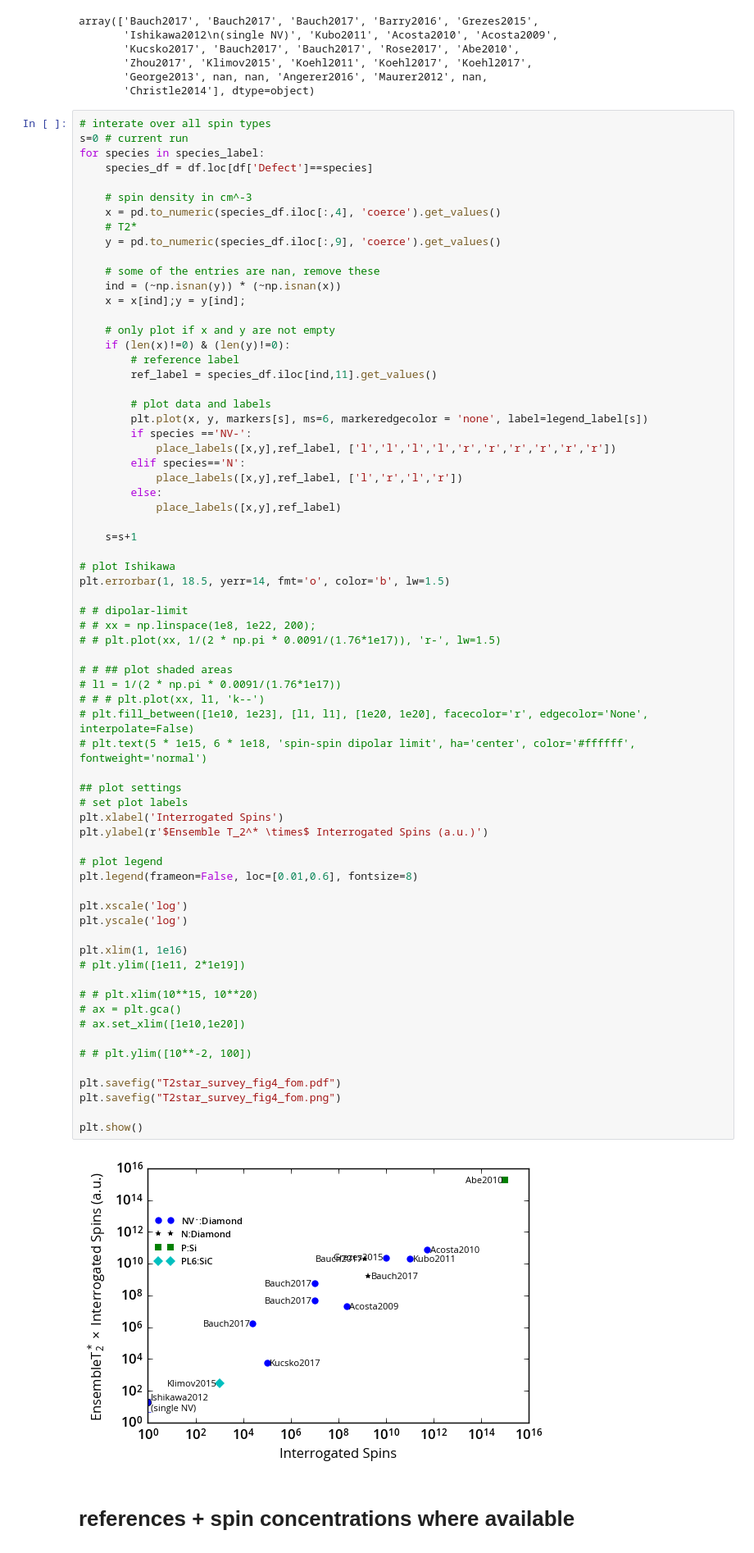
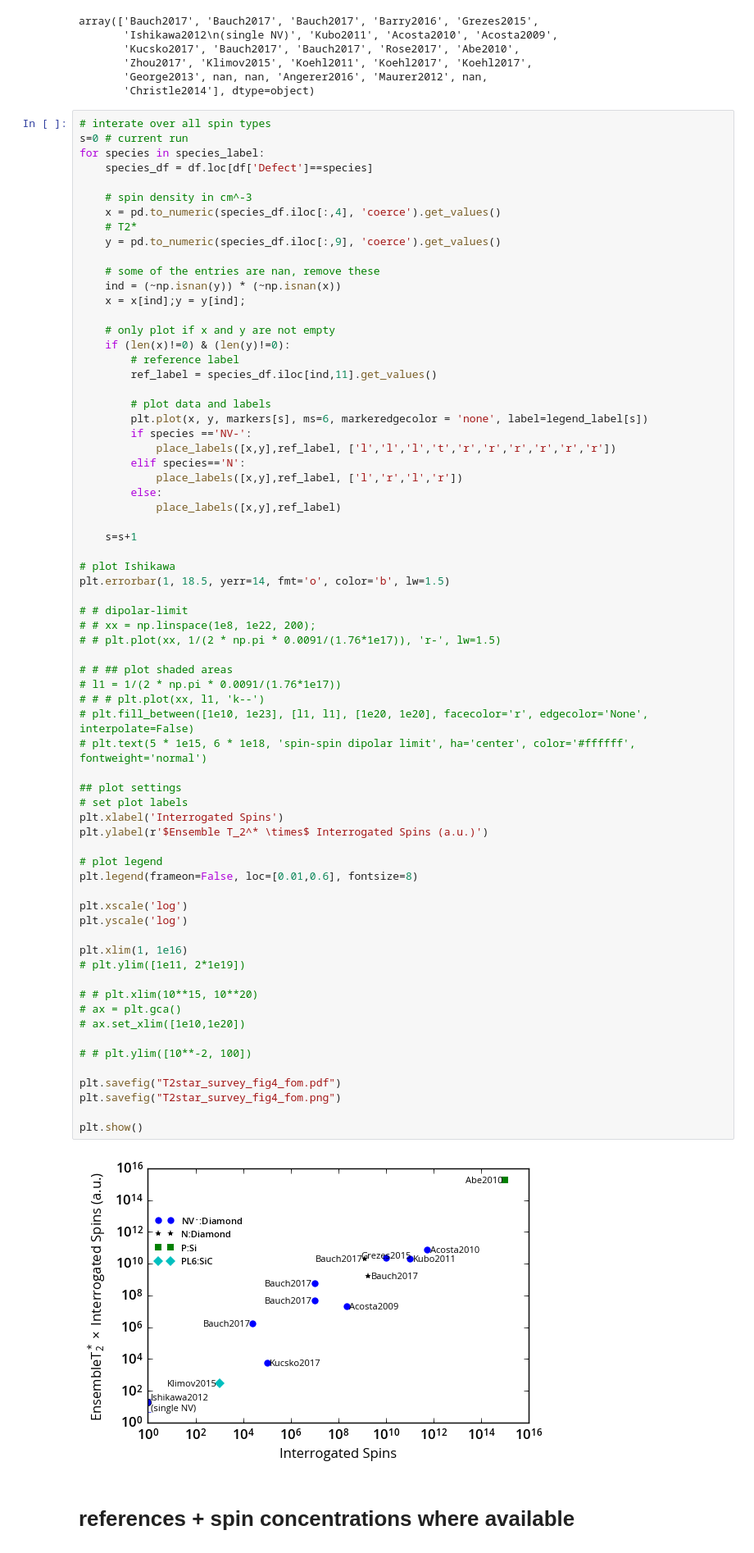
Before and after one commit to ebauch/NV_data, a Jupyter notebook: T2star_survey.ipynb, the cells around one changed output. Shown: that part at 82% size. Saved outputs shown, nothing was run; the diff lists cells and outputs as text.

Commit message:
added / updated FOM plots

```diff
--- a/T2star_survey.ipynb
+++ b/T2star_survey.ipynb
@@ -653,7 +653,7 @@ for species in species_label:
         # plot data and labels
         plt.plot(x, y, markers[s], ms=6, markeredgecolor = 'none', label=legend_label[s])
         if species =='NV-':
-            place_labels([x,y],ref_label, ['l','l','l','l','r','r','r','r','r','r'])
+            place_labels([x,y],ref_label, ['l','l','l','t','r','r','r','r','r','r'])
         elif species=='N':
             place_labels([x,y],ref_label, ['l','r','l','r'])
         else:
@@ -672,34 +672,34 @@ plt.errorbar(1, 18.5, yerr=14, fmt='o', color='b', lw=1.5)
 # l1 = 1/(2 * np.pi * 0.0091/(1.76*1e17))
 # # # plt.plot(xx, l1, 'k--')
 # plt.fill_between([1e10, 1e23], [l1, l1], [1e20, 1e20], facecolor='r', edgecolor='None', interpolate=False)
 # plt.text(5 * 1e15, 6 * 1e18, 'spin-spin dipolar limit', ha='center', color='#ffffff', fontweight='normal')
 
 ## plot settings
 # set plot labels
 plt.xlabel('Interrogated Spins')
 plt.ylabel(r'$Ensemble T_2^* \times$ Interrogated Spins (a.u.)')
 
 # plot legend
 plt.legend(frameon=False, loc=[0.01,0.6], fontsize=8)
 
 plt.xscale('log')
 plt.yscale('log')
 
 plt.xlim(1, 1e16)
 # plt.ylim([1e11, 2*1e19])
 
 # # plt.xlim(10**15, 10**20)
 # ax = plt.gca()
 # ax.set_xlim([1e10,1e20])
 
 # # plt.ylim([10**-2, 100])
 
 plt.savefig("T2star_survey_fig4_fom.pdf")
 plt.savefig("T2star_survey_fig4_fom.png")
 
 plt.show()
 # %% [output]
-[figure, old version]
+[figure, new version]
 # %% [markdown]
 # references + spin concentrations where available
 # %%
```
Also changed, not shown: 7 other files.
